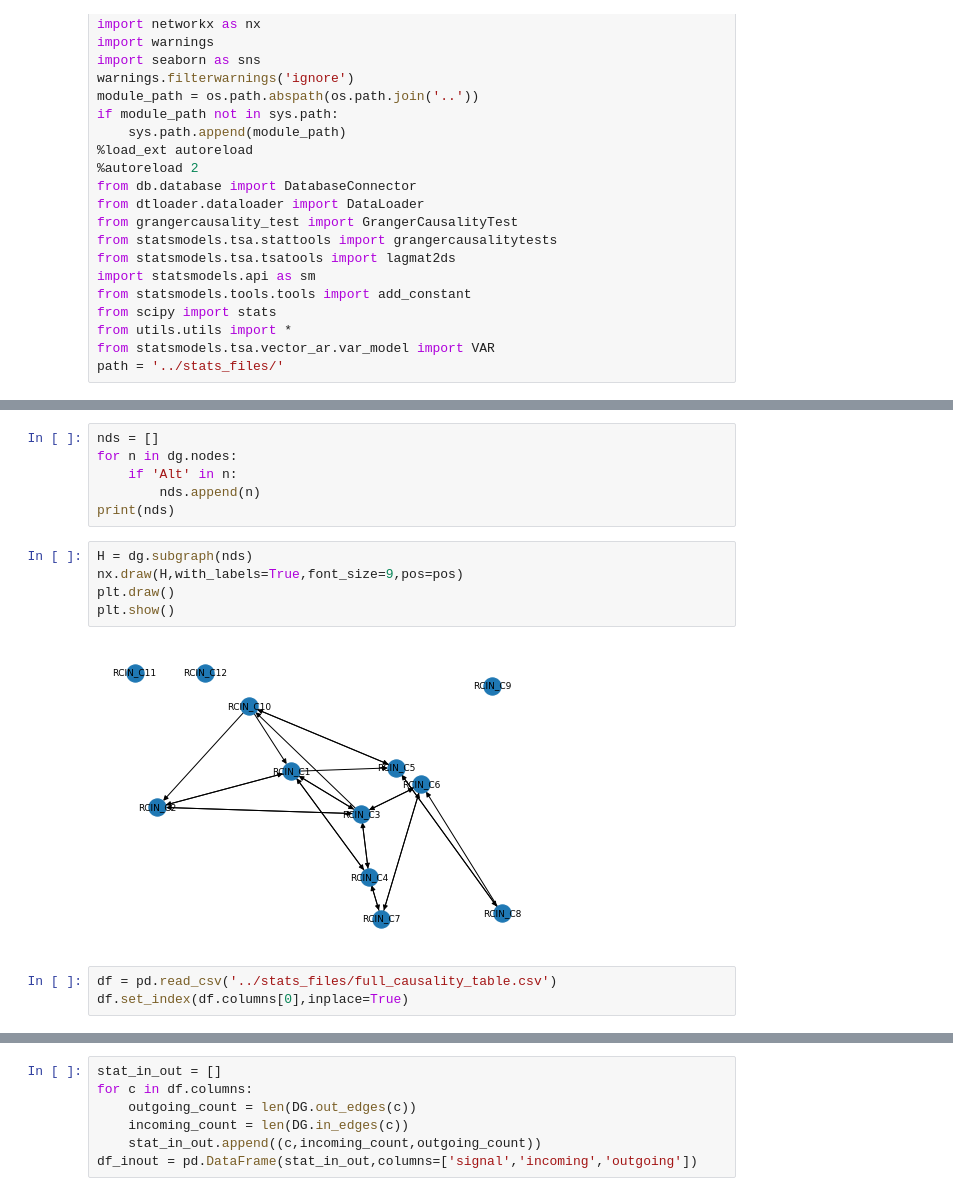
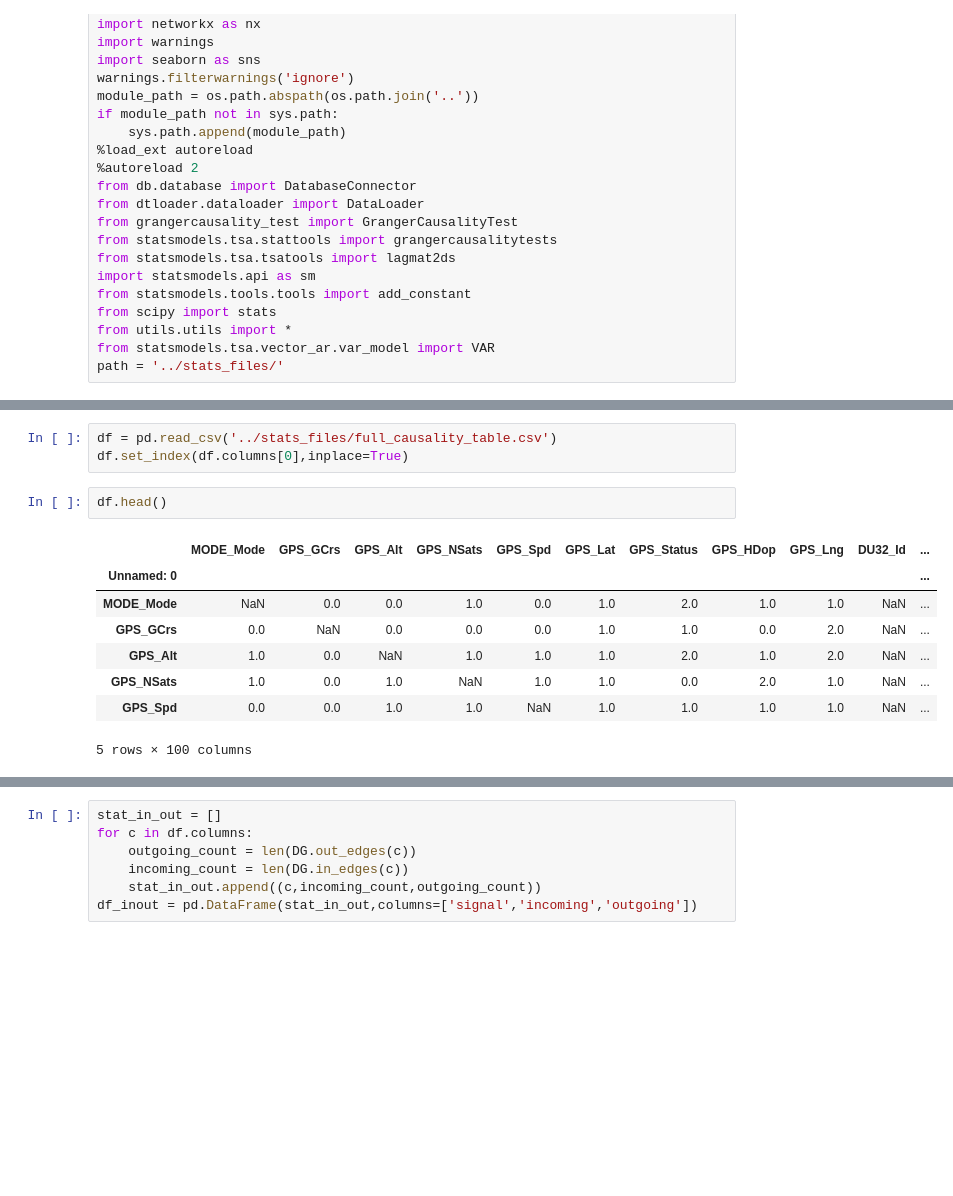
Before and after one commit to Husseinjd/DroneCrashDetection, a Jupyter notebook: sample_testing/testing.ipynb, the cells around one changed output, grey strips where cells are left out. Saved outputs shown, nothing was run; the diff lists cells and outputs as text; blank space fills up the shorter version.

```diff
--- a/sample_testing/testing.ipynb
+++ b/sample_testing/testing.ipynb
@@ -39,19 +42,17 @@ plt.show()
-# %%
-nds = []
-for n in dg.nodes:
-    if 'Alt' in n:
-        nds.append(n)
-print(nds)
-# %%
-H = dg.subgraph(nds)
-nx.draw(H,with_labels=True,font_size=9,pos=pos)
-plt.draw()
-plt.show()
-# %% [output]
-[figure, removed]
 # %%
 df = pd.read_csv('../stats_files/full_causality_table.csv')
 df.set_index(df.columns[0],inplace=True)
+# %%
+df.head()
+# %% [output]
+|  | MODE_Mode | GPS_GCrs | GPS_Alt | GPS_NSats | GPS_Spd | GPS_Lat | GPS_Status | GPS_HDop | GPS_Lng | DU32_Id | ... |
+| Unnamed: 0 |  |  |  |  |  |  |  |  |  |  | ... |
+| MODE_Mode | NaN | 0.0 | 0.0 | 1.0 | 0.0 | 1.0 | 2.0 | 1.0 | 1.0 | NaN | ... |
+| GPS_GCrs | 0.0 | NaN | 0.0 | 0.0 | 0.0 | 1.0 | 1.0 | 0.0 | 2.0 | NaN | ... |
+| GPS_Alt | 1.0 | 0.0 | NaN | 1.0 | 1.0 | 1.0 | 2.0 | 1.0 | 2.0 | NaN | ... |
+| GPS_NSats | 1.0 | 0.0 | 1.0 | NaN | 1.0 | 1.0 | 0.0 | 2.0 | 1.0 | NaN | ... |
+| GPS_Spd | 0.0 | 0.0 | 1.0 | 1.0 | NaN | 1.0 | 1.0 | 1.0 | 1.0 | NaN | ... |
+5 rows × 100 columns
 # %%
 DG = nx.DiGraph()
 DG.add_nodes_from(df.columns)
```
Also changed, not shown: parts of 8 cells of this notebook, 4 other files.
